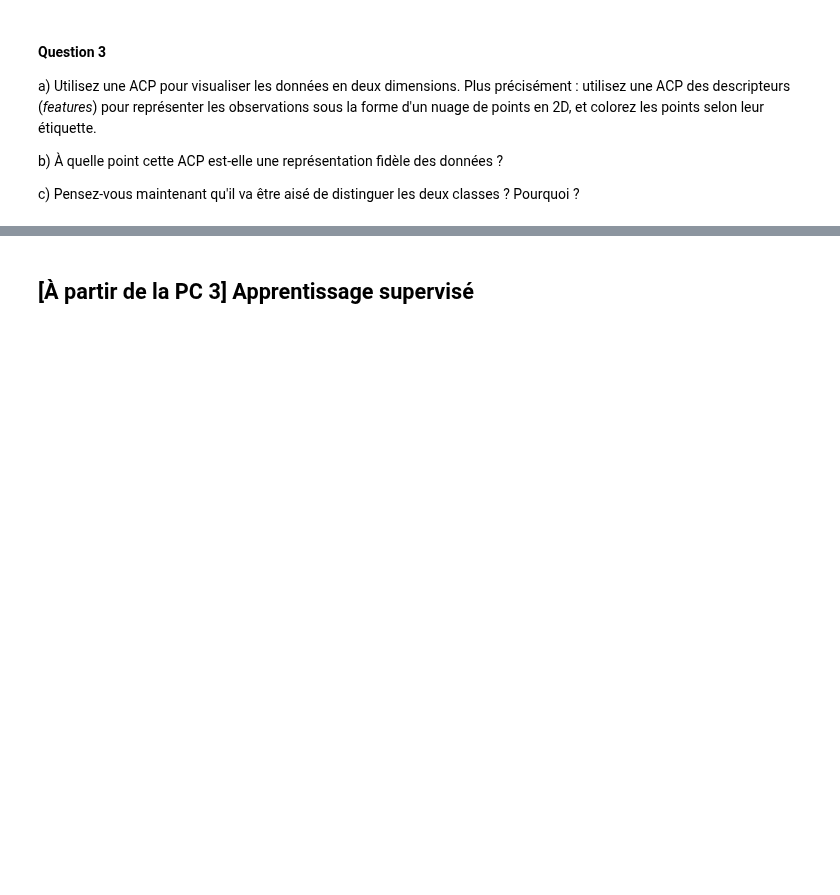
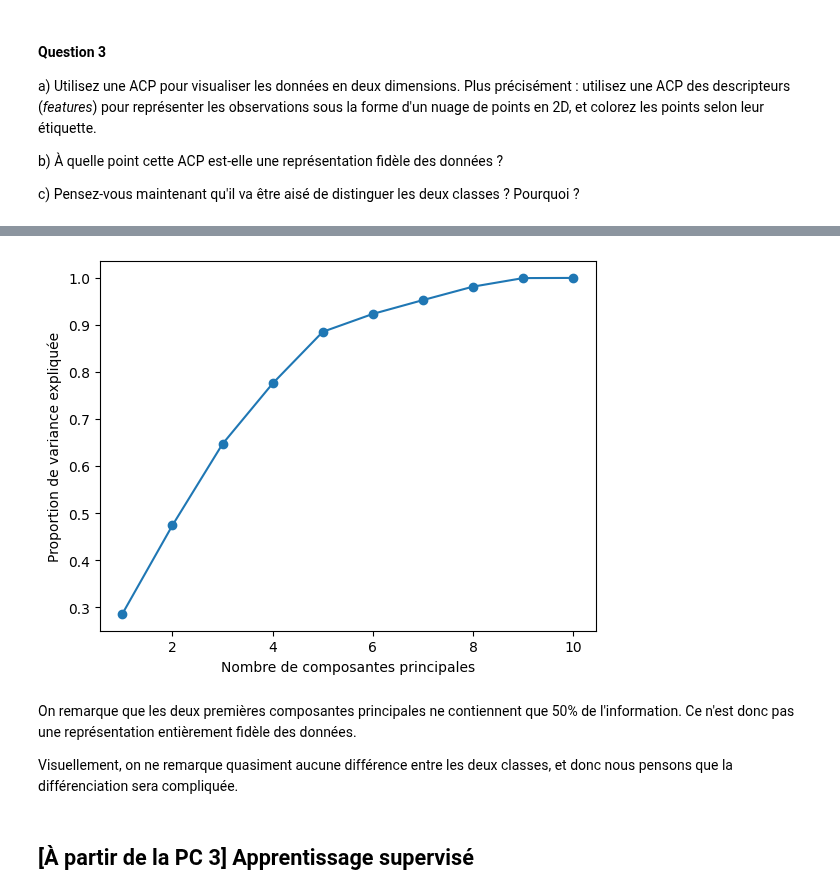
Before and after one commit to VDeumier/Projet_SDD, a Jupyter notebook: Projet_SDD_2024.ipynb, the cells around one changed output, grey strips where cells are left out. Drawn from its saved outputs; the diff is of its cells as text; code cells hidden in the pictures; blank space fills up the shorter version.

```diff
--- a/Projet_SDD_2024.ipynb
+++ b/Projet_SDD_2024.ipynb
@@ -110,3 +146,18 @@ c) Pensez-vous maintenant qu'il va être aisé de distinguer les deux classes ?
+# %%
+pca = decomposition.PCA(n_components=10)
+pca.fit(X_scaled)
+
+cumulated_EVR = np.cumsum(pca.explained_variance_ratio_)
+plt.plot(np.arange(1, 11), cumulated_EVR, marker='o')
+plt.xlabel("Nombre de composantes principales")
+plt.ylabel("Proportion de variance expliquée")
+plt.show()
+# %% [output]
+[figure, added]
+# %% [markdown]
+On remarque que les deux premières composantes principales ne contiennent que 50% de l'information. Ce n'est donc pas une représentation entièrement fidèle des données.
+
+Visuellement, on ne remarque quasiment aucune différence entre les deux classes, et donc nous pensons que la différenciation sera compliquée.
 # %% [markdown]
 ## [À partir de la PC 3] Apprentissage supervisé
 # %% [markdown]
```
Also changed, not shown: parts of 4 cells of this notebook.
